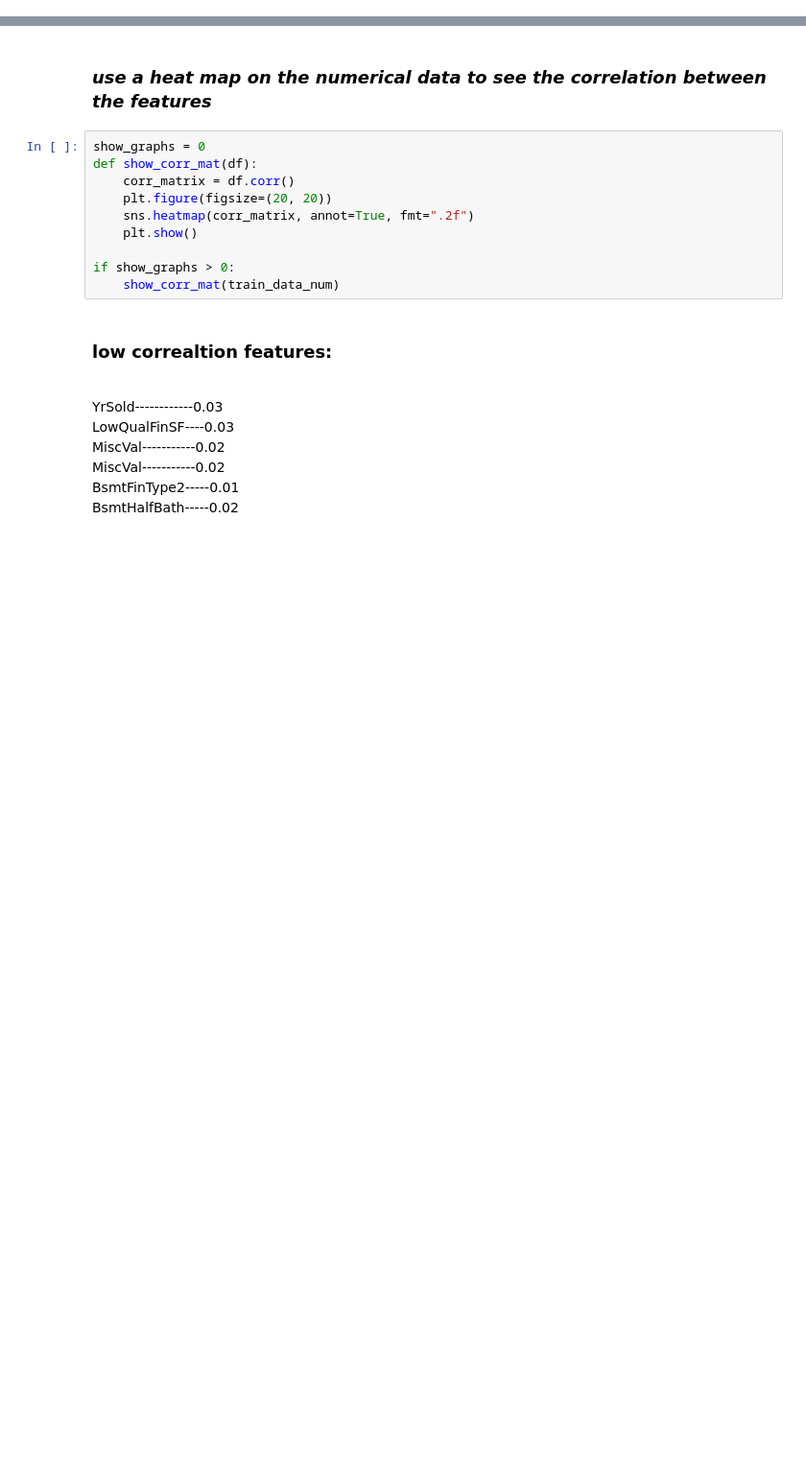
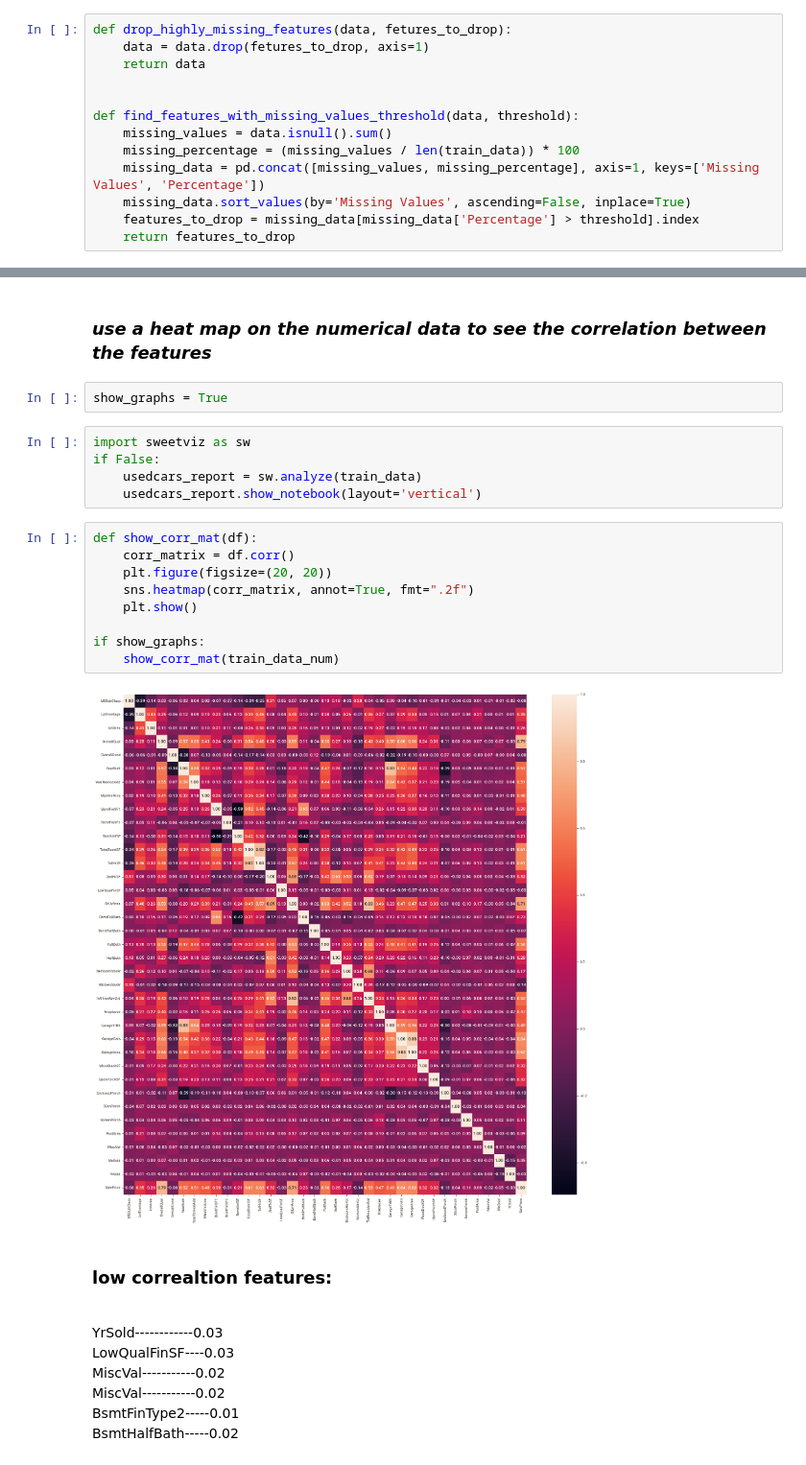
Before and after one commit to Danielbet21/House-Prices---Advanced-Regression-Techniques--ML, a Jupyter notebook: House_Pricing.ipynb, the cells around one changed output, grey strips where cells are left out. Shown at 96% size. Drawn from its saved outputs; the diff is of its cells as text; blank space fills up the shorter version.

```diff
--- a/House_Pricing.ipynb
+++ b/House_Pricing.ipynb
@@ -69,0 +124,13 @@ train_data = train_data.dropna(axis=1, thresh=0.8*len(train_data))
+# %%
+def drop_highly_missing_features(data, fetures_to_drop):
+    data = data.drop(fetures_to_drop, axis=1)
+    return data
+
+
+def find_features_with_missing_values_threshold(data, threshold):
+    missing_values = data.isnull().sum()
+    missing_percentage = (missing_values / len(train_data)) * 100
+    missing_data = pd.concat([missing_values, missing_percentage], axis=1, keys=['Missing Values', 'Percentage'])
+    missing_data.sort_values(by='Missing Values', ascending=False, inplace=True)
+    features_to_drop = missing_data[missing_data['Percentage'] > threshold].index
+    return features_to_drop
@@ -114,15 +183,23 @@ if show_graphs > 0:
 # %% [markdown]
 ### *use a heat map on the numerical data to see the correlation between the features*
+# %%
+show_graphs = True
+# %%
+import sweetviz as sw
+if False:
+    usedcars_report = sw.analyze(train_data)
+    usedcars_report.show_notebook(layout='vertical')
 # %%
-show_graphs = 0
 def show_corr_mat(df):
     corr_matrix = df.corr()
     plt.figure(figsize=(20, 20))
     sns.heatmap(corr_matrix, annot=True, fmt=".2f")
     plt.show()
 
-if show_graphs > 0:
+if show_graphs:
     show_corr_mat(train_data_num)
+# %% [output]
+[figure, added]
 # %% [markdown]
 ### low correaltion features:
  <br>YrSold------------0.03
```
Also changed, not shown: parts of 56 cells of this notebook.
